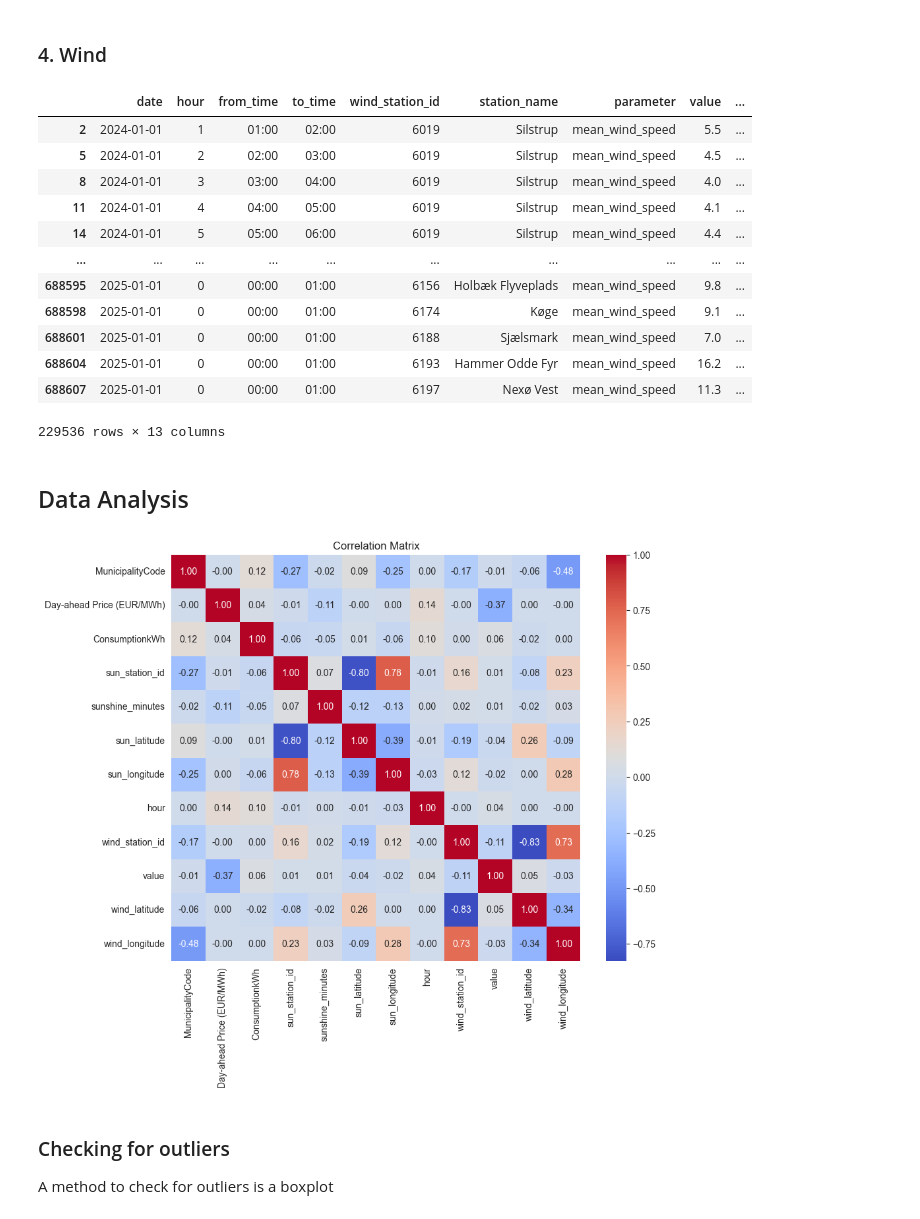
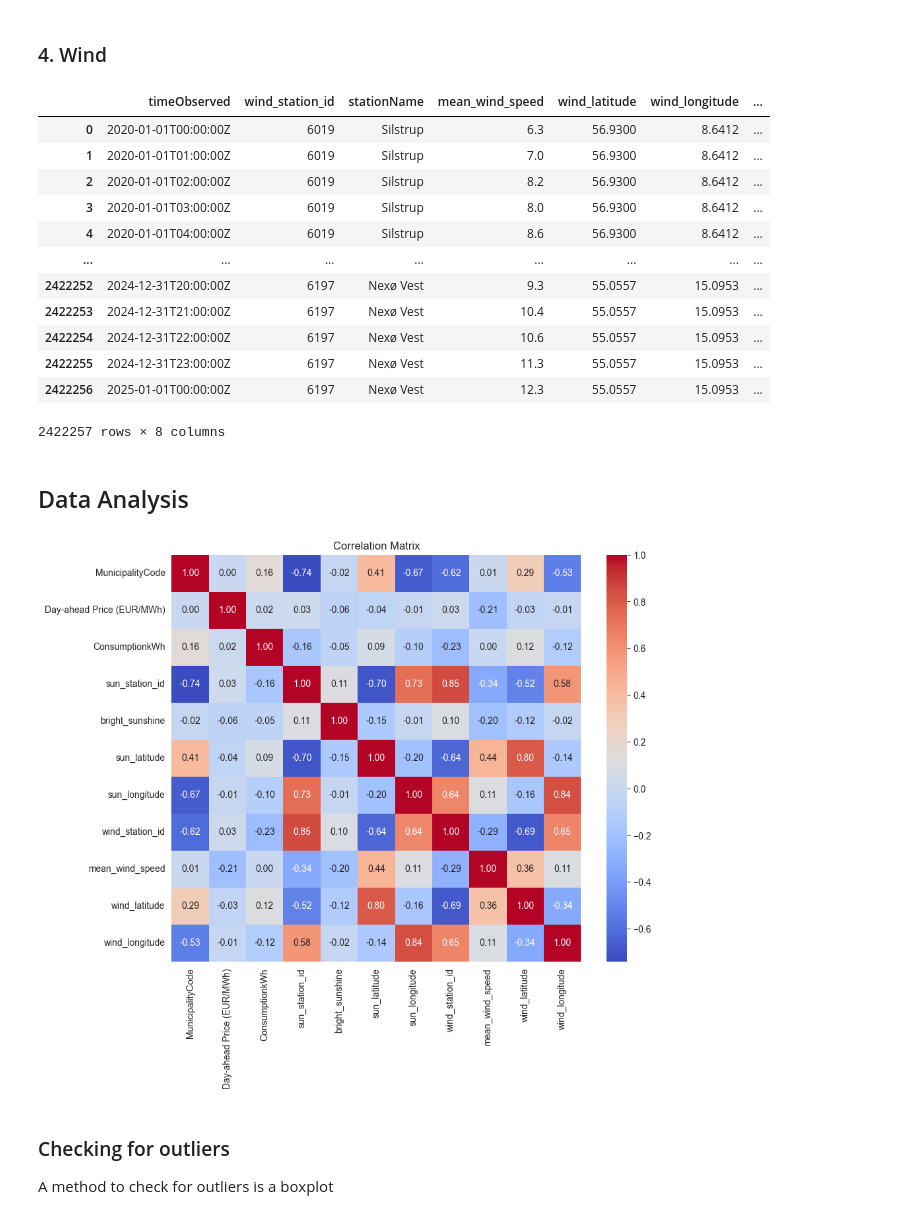
Before and after one commit to The-European-Avengers/BigDataProject, a Jupyter notebook: price_prediction.ipynb, the cells around one changed output. Saved outputs shown, nothing was run; the diff lists cells and outputs as text; code cells hidden in the pictures.

Commit message:
Updated data analysis to comply with the new data

```diff
--- a/price_prediction.ipynb
+++ b/price_prediction.ipynb
@@ -177,52 +165,57 @@ display(sunlight)
 # %% [markdown]
 ### 4. Wind
 # %%
-wind = pd.read_csv('weather/danish_hourly_wind_data_2024.csv', delimiter=';')
-# wind = pd.read_csv('https://raw.githubusercontent.com/The-European-Avengers/BigDataProject/main/weather/danish_hourly_wind_data_2024.csv', delimiter=';')
+stations = pd.read_csv('dmi/datasets/dmi_wind_stations.csv', delimiter=',')
 
-wind['datetime'] = pd.to_datetime(
-    wind['date'] + ' ' + wind['to_time'],
-    format='%Y-%m-%d %H:%M'  # matches your input
-)
+csv_files = glob.glob(os.path.join('dmi/datasets', '*wind.csv'))
+wind = pd.concat((pd.read_csv(f) for f in csv_files), ignore_index=True)
 
-# Force timezone UTC
-wind['datetime'] = wind['datetime'].dt.tz_localize('UTC')
+wind['timeObserved'] = pd.to_datetime(wind['timeObserved'], format='mixed', utc=True)
 
 # Convert to ISO 8601 with Z suffix
-wind['datetime'] = wind['datetime'].dt.strftime('%Y-%m-%dT%H:%M:%SZ')
+wind['timeObserved'] = wind['timeObserved'].dt.strftime('%Y-%m-%dT%H:%M:%SZ')
+# Remove duplicates
+wind = wind.drop_duplicates(subset=['timeObserved', 'stationId'], keep='first')
+
+wind = wind.merge(stations[['station_id', 'latitude', 'longitude']],
+                  left_on='stationId',
+                  right_on='station_id',
+                  how='left')
 
 wind["CalculatedDKArea"] = wind.apply(lambda row: calculate_dk_area(row, "longitude", "longitude"), axis=1)
 wind['MunicipalityCode'] = wind.apply(lambda row: calculate_municipality_code(row), axis=1)
 
-wind = wind.rename(columns={'latitude': 'wind_latitude', 'longitude': 'wind_longitude', 'station_id': 'wind_station_id'})
-
-wind = wind[wind['parameter'] == 'mean_wind_speed']
+wind = wind.rename(
+    columns={'latitude': 'wind_latitude', 'longitude': 'wind_longitude', 'stationId': 'wind_station_id'})
+wind = wind.drop(columns=['station_id'])
 
 display(wind)
 # %% [output]
-|  | date | hour | from_time | to_time | wind_station_id | station_name | parameter | value | ... |
-| 2 | 2024-01-01 | 1 | 01:00 | 02:00 | 6019 | Silstrup | mean_wind_speed | 5.5 | ... |
-| 5 | 2024-01-01 | 2 | 02:00 | 03:00 | 6019 | Silstrup | mean_wind_speed | 4.5 | ... |
-| 8 | 2024-01-01 | 3 | 03:00 | 04:00 | 6019 | Silstrup | mean_wind_speed | 4.0 | ... |
-| 11 | 2024-01-01 | 4 | 04:00 | 05:00 | 6019 | Silstrup | mean_wind_speed | 4.1 | ... |
-| 14 | 2024-01-01 | 5 | 05:00 | 06:00 | 6019 | Silstrup | mean_wind_speed | 4.4 | ... |
-| ... | ... | ... | ... | ... | ... | ... | ... | ... | ... |
-| 688595 | 2025-01-01 | 0 | 00:00 | 01:00 | 6156 | Holbæk Flyveplads | mean_wind_speed | 9.8 | ... |
-| 688598 | 2025-01-01 | 0 | 00:00 | 01:00 | 6174 | Køge | mean_wind_speed | 9.1 | ... |
-| 688601 | 2025-01-01 | 0 | 00:00 | 01:00 | 6188 | Sjælsmark | mean_wind_speed | 7.0 | ... |
-| 688604 | 2025-01-01 | 0 | 00:00 | 01:00 | 6193 | Hammer Odde Fyr | mean_wind_speed | 16.2 | ... |
-| 688607 | 2025-01-01 | 0 | 00:00 | 01:00 | 6197 | Nexø Vest | mean_wind_speed | 11.3 | ... |
+|  | timeObserved | wind_station_id | stationName | mean_wind_speed | wind_latitude | wind_longitude | ... |
+| 0 | 2020-01-01T00:00:00Z | 6019 | Silstrup | 6.3 | 56.9300 | 8.6412 | ... |
+| 1 | 2020-01-01T01:00:00Z | 6019 | Silstrup | 7.0 | 56.9300 | 8.6412 | ... |
+| 2 | 2020-01-01T02:00:00Z | 6019 | Silstrup | 8.2 | 56.9300 | 8.6412 | ... |
+| 3 | 2020-01-01T03:00:00Z | 6019 | Silstrup | 8.0 | 56.9300 | 8.6412 | ... |
+| 4 | 2020-01-01T04:00:00Z | 6019 | Silstrup | 8.6 | 56.9300 | 8.6412 | ... |
+| ... | ... | ... | ... | ... | ... | ... | ... |
+| 2422252 | 2024-12-31T20:00:00Z | 6197 | Nexø Vest | 9.3 | 55.0557 | 15.0953 | ... |
+| 2422253 | 2024-12-31T21:00:00Z | 6197 | Nexø Vest | 10.4 | 55.0557 | 15.0953 | ... |
+| 2422254 | 2024-12-31T22:00:00Z | 6197 | Nexø Vest | 10.6 | 55.0557 | 15.0953 | ... |
+| 2422255 | 2024-12-31T23:00:00Z | 6197 | Nexø Vest | 11.3 | 55.0557 | 15.0953 | ... |
+| 2422256 | 2025-01-01T00:00:00Z | 6197 | Nexø Vest | 12.3 | 55.0557 | 15.0953 | ... |
-229536 rows × 13 columns
+2422257 rows × 8 columns
 # %% [markdown]
 ## Data Analysis
 # %%
 # Normalize datetimes
 day_ahead = normalize_datetime(day_ahead, 'MTU (UTC)')
 consumption = normalize_datetime(consumption, 'TimeUTC')
+sunlight = normalize_datetime(sunlight, 'timeObserved')
+wind = normalize_datetime(wind, 'timeObserved')
 
 consumption = (
     consumption.groupby(["datetime", "MunicipalityCode"], as_index=False)
-      .agg({
+    .agg({
         "ConsumptionkWh": "sum",
         "TimeDK": "first",
         "Municipality": "first",
@@ -237,37 +230,37 @@ dfs = [day_ahead, consumption, sunlight, wind]
 for i in range(len(dfs)):
     dfs[i]["datetime"] = pd.to_datetime(dfs[i]["datetime"], utc=True)
 
     # Ensure all required columns exist
     for col in ["CalculatedDKArea", "MunicipalityCode"]:
         if col not in dfs[i].columns:
-            dfs[i][col] = None   # or a sensible default
+            dfs[i][col] = None  # or a sensible default
     dfs[i] = dfs[i].set_index(["datetime", "CalculatedDKArea", "MunicipalityCode"])
 
 # Outer-join all datasets by aligning on the MultiIndex
 merged = dfs[0]
 for dataframe in dfs[1:]:
     merged = merged.join(dataframe, how="outer", rsuffix="_other")
 
 # Bring keys back as columns
 merged = merged.reset_index()
 
 # Fill missing data if needed
 merged = merged.ffill()
 
 # Fill NaN values and remove some NaN rows
-merged['sunshine_minutes'] = merged['sunshine_minutes'].fillna(0).astype("float64")
-merged = merged.dropna(subset=['value'])
+merged['bright_sunshine'] = merged['bright_sunshine'].fillna(0).astype("float64")
+merged = merged.dropna(subset=['mean_wind_speed', 'ConsumptionkWh', 'Day-ahead Price (EUR/MWh)'])
 
 # Calculate correlation matrix only on numeric columns
 correlation_matrix = merged.select_dtypes(include="number").corr()
 
 # Plot heatmap
 plt.figure(figsize=(10, 8))
 sns.heatmap(correlation_matrix, annot=True, fmt=".2f", cmap="coolwarm", cbar=True)
 plt.title("Correlation Matrix")
 plt.show()
 # %% [output]
-[figure, old version]
+[figure, new version]
 # %% [markdown]
 ### Checking for outliers
 A method to check for outliers is a boxplot
```
Also changed, not shown: parts of 6 cells of this notebook.
